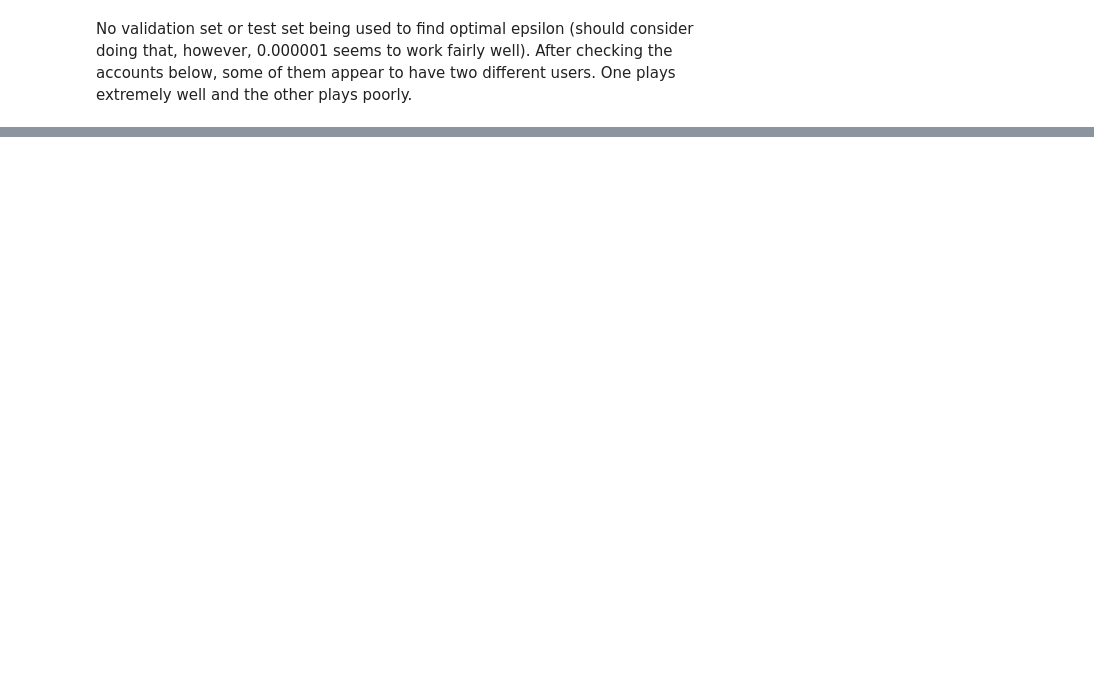
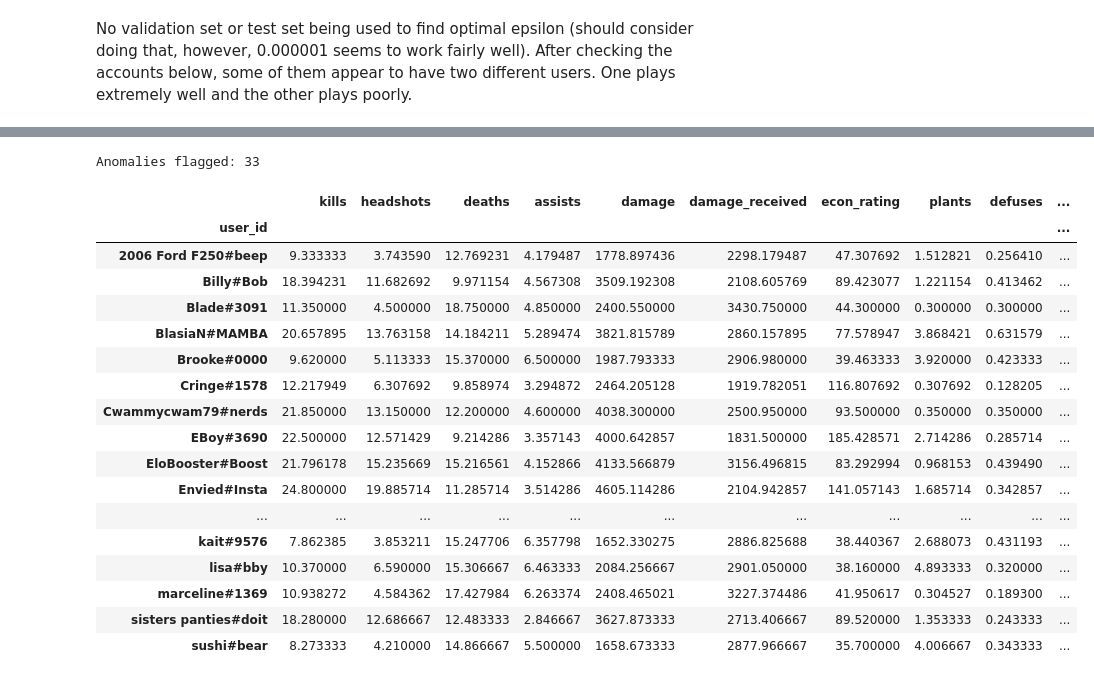
Before and after one commit to alecrmeyer/valmine, a Jupyter notebook: Analysis/SmurfAnomalyDetection.ipynb, the cells around one changed output, grey strips where cells are left out. Saved outputs shown, nothing was run; the diff lists cells and outputs as text; code cells hidden in the pictures; blank space fills up the shorter version.

```diff
--- a/Analysis/SmurfAnomalyDetection.ipynb
+++ b/Analysis/SmurfAnomalyDetection.ipynb
@@ -270,0 +166,29 @@ anomalies
+# %%
+anomaly_high_dim = clf.predict(avg_high_dim_data)
+# %%
+test_anomaly_high_dim = avg_high_dim_data
+test_anomaly_high_dim["anomaly"] = anomaly_high_dim.tolist()
+anomalies_high_dim = test_anomaly_high_dim[(test_anomaly_high_dim["anomaly"] == -1)]
+print("Anomalies flagged: " + str(anomalies_high_dim.shape[0]))
+anom_true_high_dim = anomalies_high_dim[(anomalies_high_dim["anomaly"] == -1)]
+anom_true_high_dim
+# %% [output]
+Anomalies flagged: 33
+|  | kills | headshots | deaths | assists | damage | damage_received | econ_rating | plants | defuses | ... |
+| user_id |  |  |  |  |  |  |  |  |  | ... |
+| 2006 Ford F250#beep | 9.333333 | 3.743590 | 12.769231 | 4.179487 | 1778.897436 | 2298.179487 | 47.307692 | 1.512821 | 0.256410 | ... |
+| Billy#Bob | 18.394231 | 11.682692 | 9.971154 | 4.567308 | 3509.192308 | 2108.605769 | 89.423077 | 1.221154 | 0.413462 | ... |
+| Blade#3091 | 11.350000 | 4.500000 | 18.750000 | 4.850000 | 2400.550000 | 3430.750000 | 44.300000 | 0.300000 | 0.300000 | ... |
+| BlasiaN#MAMBA | 20.657895 | 13.763158 | 14.184211 | 5.289474 | 3821.815789 | 2860.157895 | 77.578947 | 3.868421 | 0.631579 | ... |
+| Brooke#0000 | 9.620000 | 5.113333 | 15.370000 | 6.500000 | 1987.793333 | 2906.980000 | 39.463333 | 3.920000 | 0.423333 | ... |
+| Cringe#1578 | 12.217949 | 6.307692 | 9.858974 | 3.294872 | 2464.205128 | 1919.782051 | 116.807692 | 0.307692 | 0.128205 | ... |
+| Cwammycwam79#nerds | 21.850000 | 13.150000 | 12.200000 | 4.600000 | 4038.300000 | 2500.950000 | 93.500000 | 0.350000 | 0.350000 | ... |
+| EBoy#3690 | 22.500000 | 12.571429 | 9.214286 | 3.357143 | 4000.642857 | 1831.500000 | 185.428571 | 2.714286 | 0.285714 | ... |
+| EloBooster#Boost | 21.796178 | 15.235669 | 15.216561 | 4.152866 | 4133.566879 | 3156.496815 | 83.292994 | 0.968153 | 0.439490 | ... |
+| Envied#Insta | 24.800000 | 19.885714 | 11.285714 | 3.514286 | 4605.114286 | 2104.942857 | 141.057143 | 1.685714 | 0.342857 | ... |
+| ... | ... | ... | ... | ... | ... | ... | ... | ... | ... | ... |
+| kait#9576 | 7.862385 | 3.853211 | 15.247706 | 6.357798 | 1652.330275 | 2886.825688 | 38.440367 | 2.688073 | 0.431193 | ... |
+| lisa#bby | 10.370000 | 6.590000 | 15.306667 | 6.463333 | 2084.256667 | 2901.050000 | 38.160000 | 4.893333 | 0.320000 | ... |
+| marceline#1369 | 10.938272 | 4.584362 | 17.427984 | 6.263374 | 2408.465021 | 3227.374486 | 41.950617 | 0.304527 | 0.189300 | ... |
+| sisters panties#doit | 18.280000 | 12.686667 | 12.483333 | 2.846667 | 3627.873333 | 2713.406667 | 89.520000 | 1.353333 | 0.243333 | ... |
+| sushi#bear | 8.273333 | 4.210000 | 14.866667 | 5.500000 | 1658.673333 | 2877.966667 | 35.700000 | 4.006667 | 0.343333 | ... |
```
Also changed, not shown: parts of 28 cells of this notebook.
